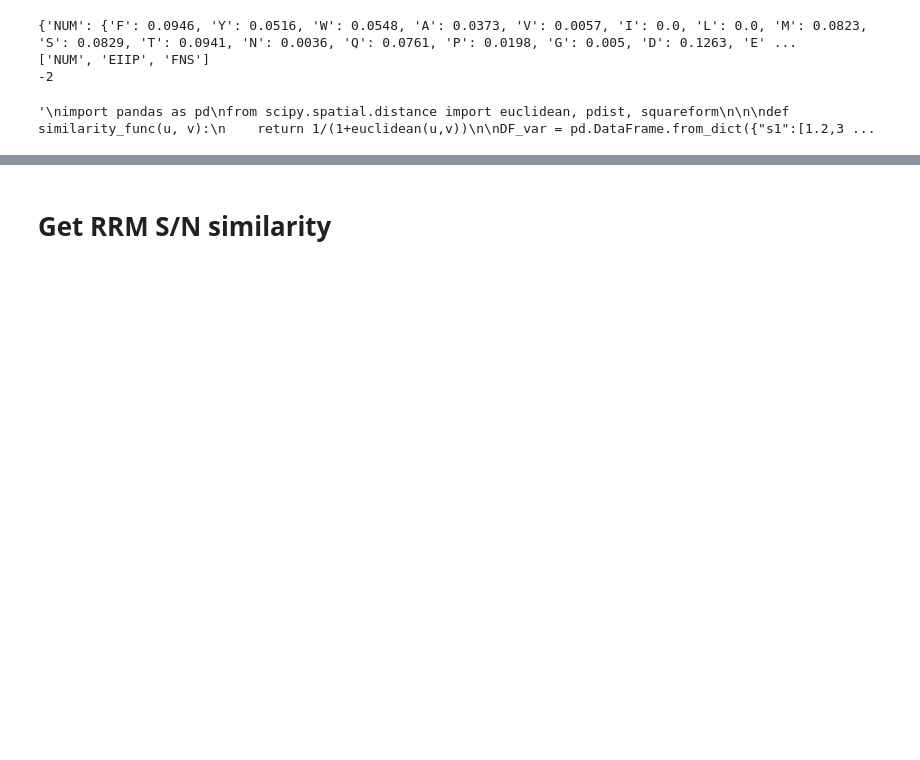
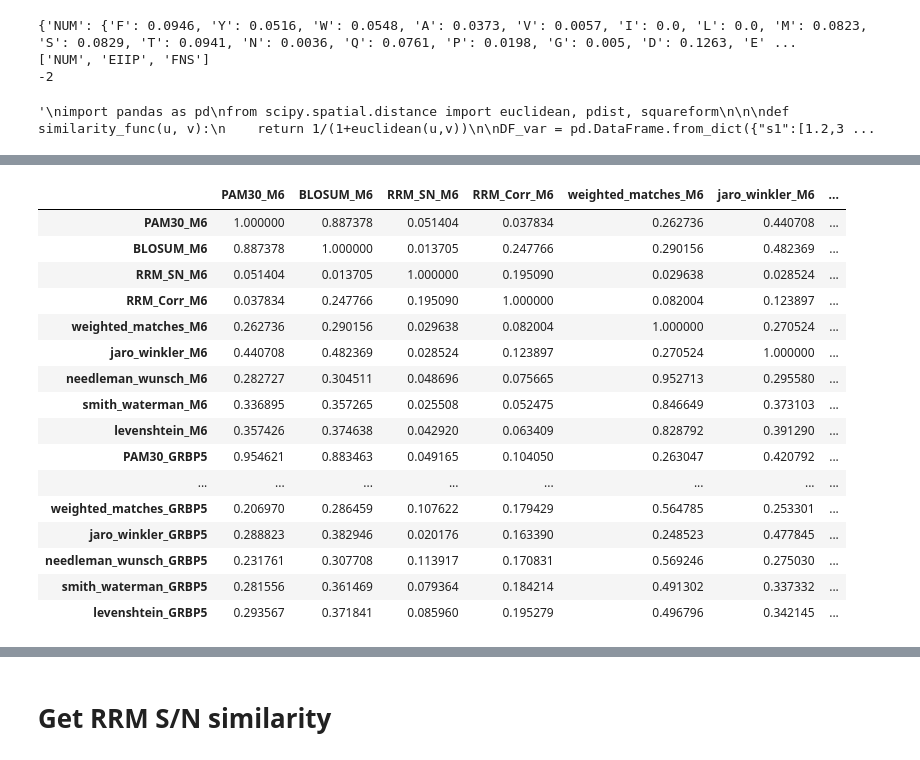
Before and after one commit to clpi/gemsec-neuropep, a Jupyter notebook: final/notebooks/notebook_v6.ipynb, the cells around one changed output, grey strips where cells are left out. Saved outputs shown, nothing was run; the diff lists cells and outputs as text; code cells hidden in the pictures; blank space fills up the shorter version.

```diff
--- a/final/notebooks/notebook_v6.ipynb
+++ b/final/notebooks/notebook_v6.ipynb
@@ -331,2 +413,26 @@ m6_sim.pep_data.to_csv('../out/m6_almost_final.csv')
+# %%
+m6_sim.pep_data
+grbp5_sim.pep_data
+both_avg = m6_sim.merge_data(other=grbp5_sim, sep_cols=False).cov()
+both_split = m6_sim.merge_data(other=grbp5_sim, sep_cols=True).corr()
+both_split
+# %% [output]
+|  | PAM30_M6 | BLOSUM_M6 | RRM_SN_M6 | RRM_Corr_M6 | weighted_matches_M6 | jaro_winkler_M6 | ... |
+| PAM30_M6 | 1.000000 | 0.887378 | 0.051404 | 0.037834 | 0.262736 | 0.440708 | ... |
+| BLOSUM_M6 | 0.887378 | 1.000000 | 0.013705 | 0.247766 | 0.290156 | 0.482369 | ... |
+| RRM_SN_M6 | 0.051404 | 0.013705 | 1.000000 | 0.195090 | 0.029638 | 0.028524 | ... |
+| RRM_Corr_M6 | 0.037834 | 0.247766 | 0.195090 | 1.000000 | 0.082004 | 0.123897 | ... |
+| weighted_matches_M6 | 0.262736 | 0.290156 | 0.029638 | 0.082004 | 1.000000 | 0.270524 | ... |
+| jaro_winkler_M6 | 0.440708 | 0.482369 | 0.028524 | 0.123897 | 0.270524 | 1.000000 | ... |
+| needleman_wunsch_M6 | 0.282727 | 0.304511 | 0.048696 | 0.075665 | 0.952713 | 0.295580 | ... |
+| smith_waterman_M6 | 0.336895 | 0.357265 | 0.025508 | 0.052475 | 0.846649 | 0.373103 | ... |
+| levenshtein_M6 | 0.357426 | 0.374638 | 0.042920 | 0.063409 | 0.828792 | 0.391290 | ... |
+| PAM30_GRBP5 | 0.954621 | 0.883463 | 0.049165 | 0.104050 | 0.263047 | 0.420792 | ... |
+| ... | ... | ... | ... | ... | ... | ... | ... |
+| weighted_matches_GRBP5 | 0.206970 | 0.286459 | 0.107622 | 0.179429 | 0.564785 | 0.253301 | ... |
+| jaro_winkler_GRBP5 | 0.288823 | 0.382946 | 0.020176 | 0.163390 | 0.248523 | 0.477845 | ... |
+| needleman_wunsch_GRBP5 | 0.231761 | 0.307708 | 0.113917 | 0.170831 | 0.569246 | 0.275030 | ... |
+| smith_waterman_GRBP5 | 0.281556 | 0.361469 | 0.079364 | 0.184214 | 0.491302 | 0.337332 | ... |
+| levenshtein_GRBP5 | 0.293567 | 0.371841 | 0.085960 | 0.195279 | 0.496796 | 0.342145 | ... |
 # %%
 print(m6_sim.sseqs)
```
Also changed, not shown: parts of 8 cells of this notebook, 5 other files.
